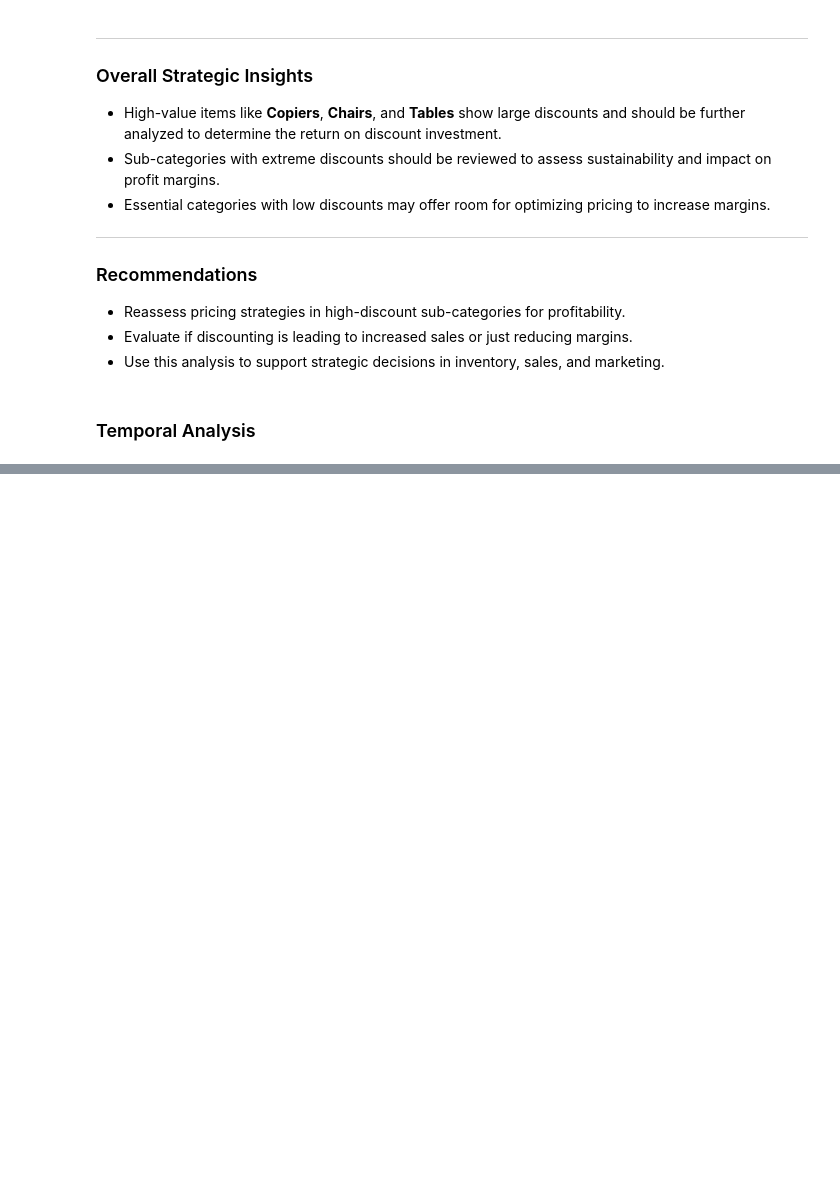
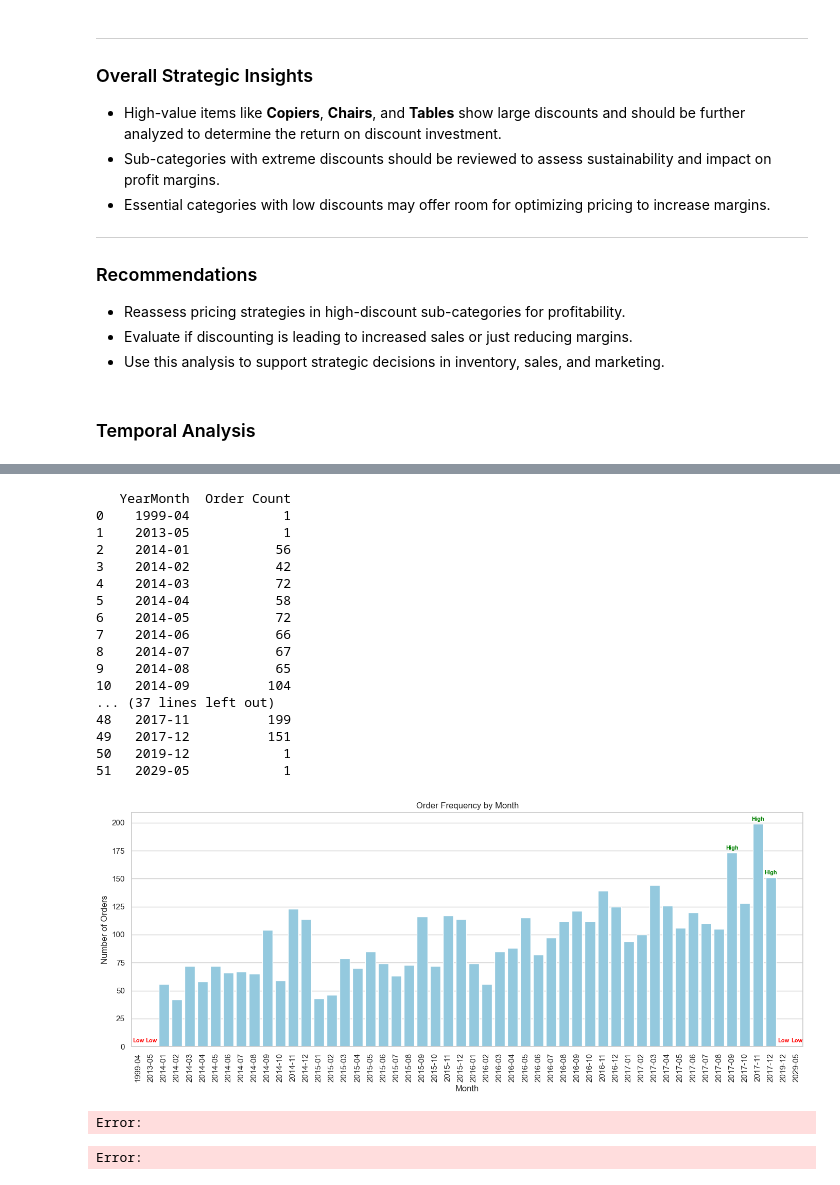
Before and after one commit to Krishna-Dwivedi2308/stats_case_study, a Jupyter notebook: notebook.ipynb, the cells around one changed output, grey strips where cells are left out. Drawn from its saved outputs; the diff is of its cells as text; code cells hidden in the pictures; blank space fills up the shorter version.

```diff
--- a/notebook.ipynb
+++ b/notebook.ipynb
@@ -3362,0 +3375,54 @@ plt.show()
+# %%
+population_data_without_outliers['Order Date'] = pd.to_datetime(population_data_without_outliers['Order Date'])
+
+# Extract Year-Month for grouping
+population_data_without_outliers['YearMonth'] = population_data_without_outliers['Order Date'].dt.to_period('M').astype(str)
+
+# Group by YearMonth and count number of orders
+monthly_order_counts = population_data_without_outliers.groupby('YearMonth')['Order ID'].nunique().reset_index()
+monthly_order_counts.rename(columns={'Order ID': 'Order Count'}, inplace=True)
+
+# Identify thresholds for high/low orders
+high_threshold = monthly_order_counts['Order Count'].quantile(0.95)
+low_threshold = monthly_order_counts['Order Count'].quantile(0.05)
+
+# Plot
+plt.figure(figsize=(14, 6))
+sns.barplot(data=monthly_order_counts, x='YearMonth', y='Order Count', color='skyblue')
+print(monthly_order_counts)
+# Highlight months with unusually high/low order frequencies
+for i, row in monthly_order_counts.iterrows():
+    if row['Order Count'] >= high_threshold:
+        plt.text(i, row['Order Count'] + 2, 'High', ha='center', va='bottom', color='green', fontsize=8, fontweight='bold')
+    elif row['Order Count'] <= low_threshold:
+        plt.text(i, row['Order Count'] + 2, 'Low', ha='center', va='bottom', color='red', fontsize=8, fontweight='bold')
+
+plt.xticks(rotation=90)
+plt.title('Order Frequency by Month')
+plt.xlabel('Month')
+plt.ylabel('Number of Orders')
+plt.tight_layout()
+plt.grid(True, axis='y')
+plt.savefig('order_frequency_by_month.png', dpi=300)
+plt.show()
+# %% [output]
+   YearMonth  Order Count
+0    1999-04            1
+1    2013-05            1
+2    2014-01           56
+3    2014-02           42
+4    2014-03           72
+5    2014-04           58
+6    2014-05           72
+7    2014-06           66
+8    2014-07           67
+9    2014-08           65
+10   2014-09          104
+... (37 lines left out)
+48   2017-11          199
+49   2017-12          151
+50   2019-12            1
+51   2029-05            1
+[figure, added]
+Error:
+Error:
```
Also changed, not shown: parts of 69 cells of this notebook, 3 other files.
